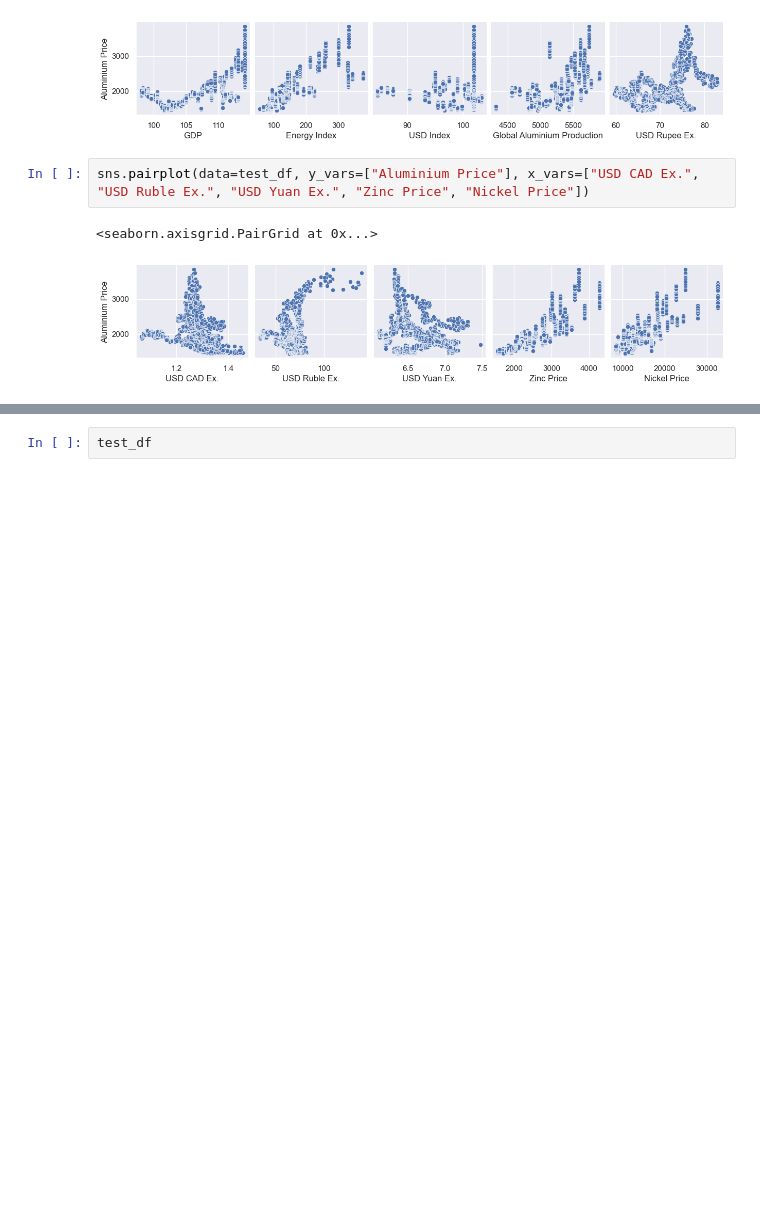
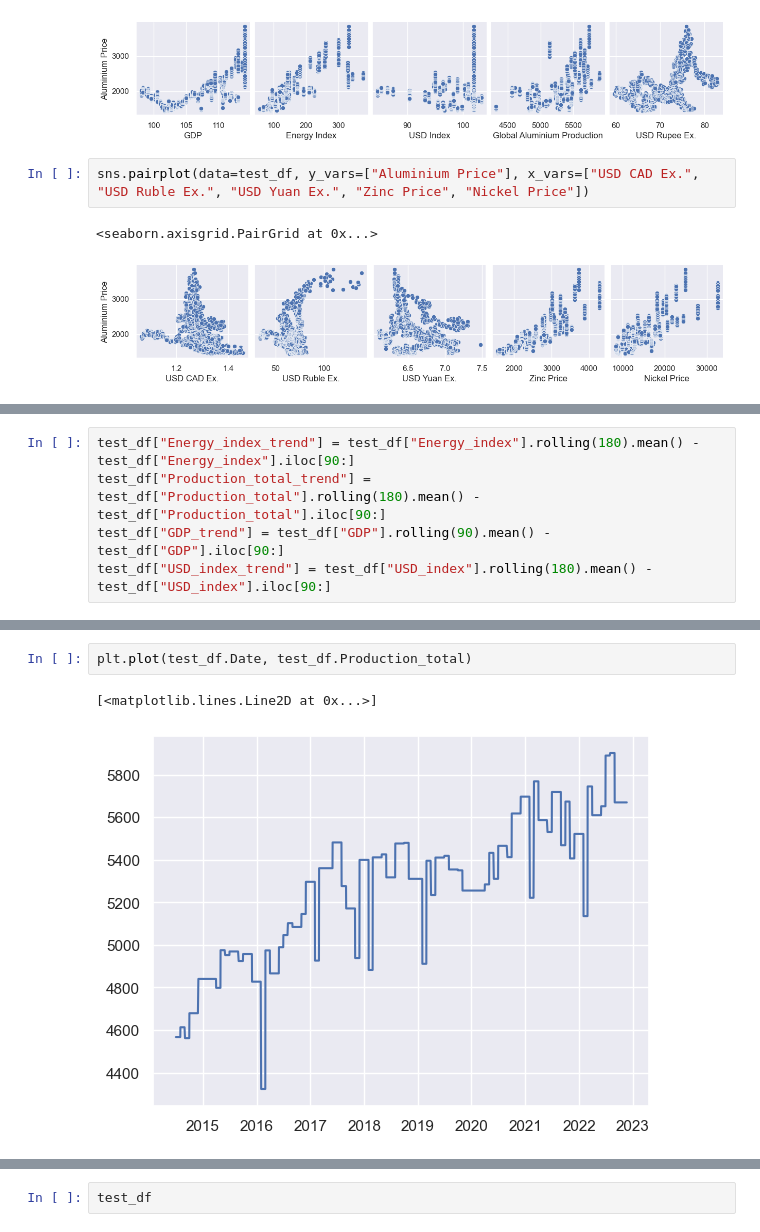
Before and after one commit to alexwese/tkseminar, a Jupyter notebook: DataAnalysis/mlp.ipynb, the cells around one changed output, grey strips where cells are left out. Saved outputs shown, nothing was run; the diff lists cells and outputs as text; blank space fills up the shorter version.

```diff
--- a/DataAnalysis/mlp.ipynb
+++ b/DataAnalysis/mlp.ipynb
@@ -182,0 +241,5 @@ sns.pairplot(data=test_df, y_vars=["Aluminium Price"], x_vars=["USD CAD Ex.", "U
+# %%
+test_df["Energy_index_trend"] = test_df["Energy_index"].rolling(180).mean() - test_df["Energy_index"].iloc[90:]
+test_df["Production_total_trend"] = test_df["Production_total"].rolling(180).mean() - test_df["Production_total"].iloc[90:]
+test_df["GDP_trend"] = test_df["GDP"].rolling(90).mean() - test_df["GDP"].iloc[90:]
+test_df["USD_index_trend"] = test_df["USD_index"].rolling(180).mean() - test_df["USD_index"].iloc[90:]
@@ -182,0 +268,5 @@ sns.pairplot(data=test_df, y_vars=["Aluminium Price"], x_vars=["USD CAD Ex.", "U
+# %%
+plt.plot(test_df.Date, test_df.Production_total)
+# %% [output]
+[<matplotlib.lines.Line2D at 0x...>]
+[figure, added]
```
Also changed, not shown: parts of 23 cells of this notebook.
